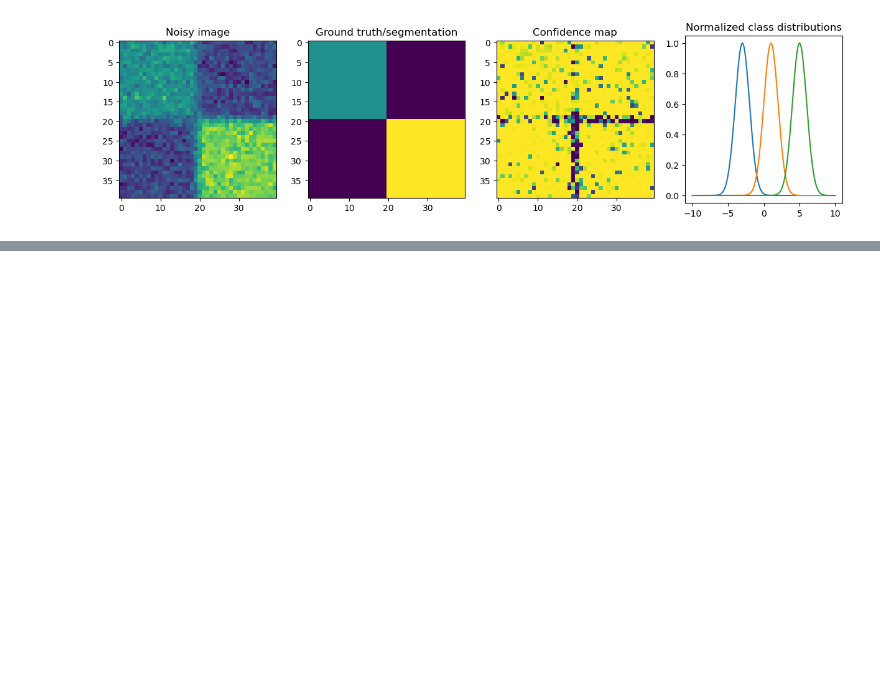
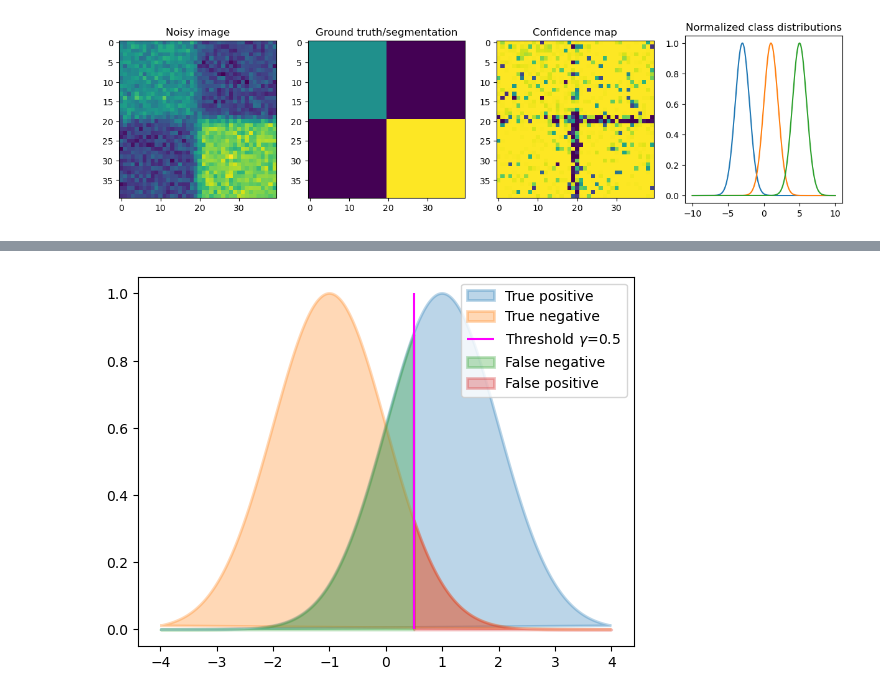
Before and after one commit to ImagingLectures/Quantitative-Big-Imaging-2024, a Jupyter notebook: Lectures/Lecture-08/ConfidenceMap.ipynb, the cells around one changed output, grey strips where cells are left out. Saved outputs shown, nothing was run; the diff lists cells and outputs as text; code cells hidden in the pictures; blank space fills up the shorter version.

```diff
--- a/Lectures/Lecture-08/ConfidenceMap.ipynb
+++ b/Lectures/Lecture-08/ConfidenceMap.ipynb
@@ -189,0 +202,30 @@ res.reshape(seg.shape)
+# %%
+def plot_thresholded_gaussians(m,s,gamma,ax=None) :
+    if ax is None :
+        fig,ax=plt.subplots(1)
+
+
+    colors = plt.rcParams['axes.prop_cycle'].by_key()['color']
+
+    if m[1]<m[0] :
+        m[0],m[1] = m[1],m[0]
+        s[0],s[1] = s[1],s[0]
+
+    x,w = multi_gaussian_plot(m,s)
+
+    # Visualization
+    gidx = np.abs(x - gamma).argmin()
+
+    ax.fill(x,w[1],label='True positive',alpha=0.3,ec=colors[0],lw=2)
+    ax.fill(x,w[0],label='True negative',alpha=0.3,ec=colors[1],lw=2)
+
+    ax.vlines([x[gidx]],ymin=0,ymax=1,color='magenta',label='Threshold $\gamma$={0}'.format(gamma))
+
+    ax.fill_between(x[:gidx],0,w[1,:gidx],color=colors[2],label='False negative',alpha=0.3,ec=colors[2],lw=2)
+    ax.fill_between(x[gidx:],0,w[0,gidx:],color=colors[3],label='False positive',alpha=0.3,ec=colors[3],lw=2)
+
+    ax.legend();
+# %%
+plot_thresholded_gaussians(m=np.array([-1,1]),s=np.array([1,1]),gamma=0.5)
+# %% [output]
+[figure, added]
```
Also changed, not shown: parts of 5 cells of this notebook, 4 other files.
